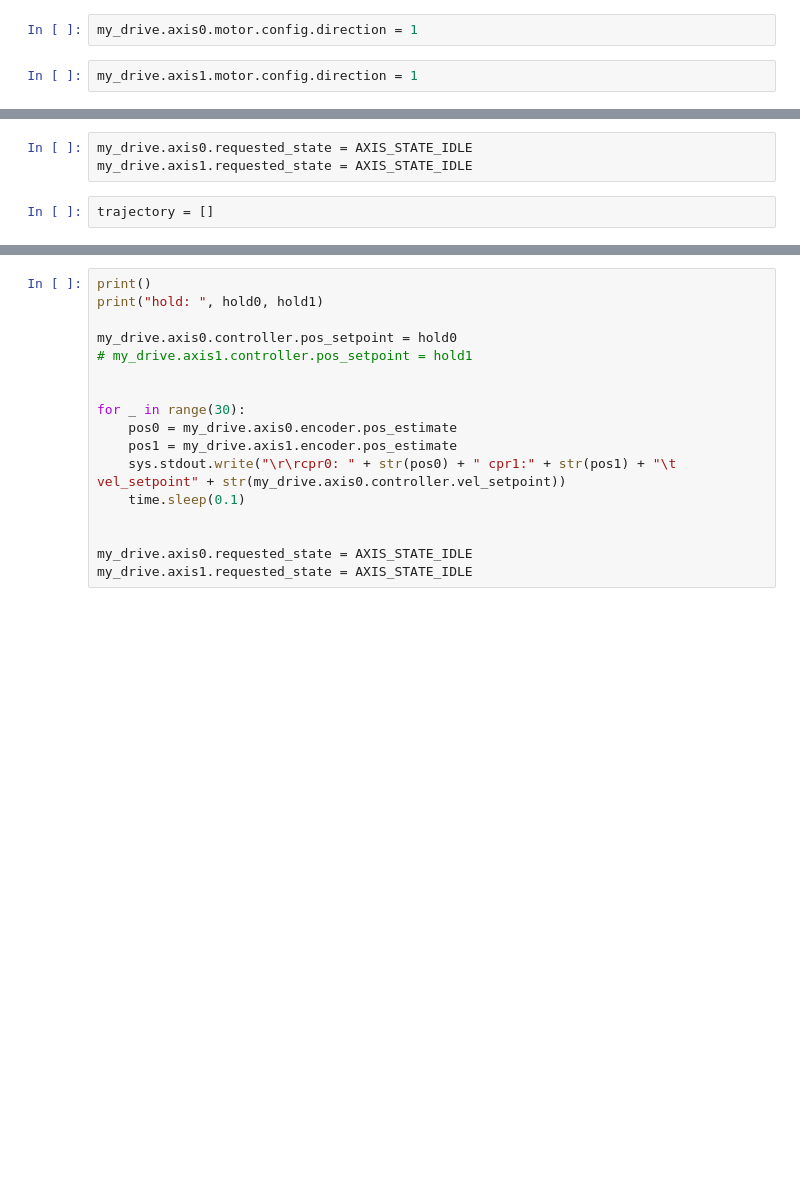
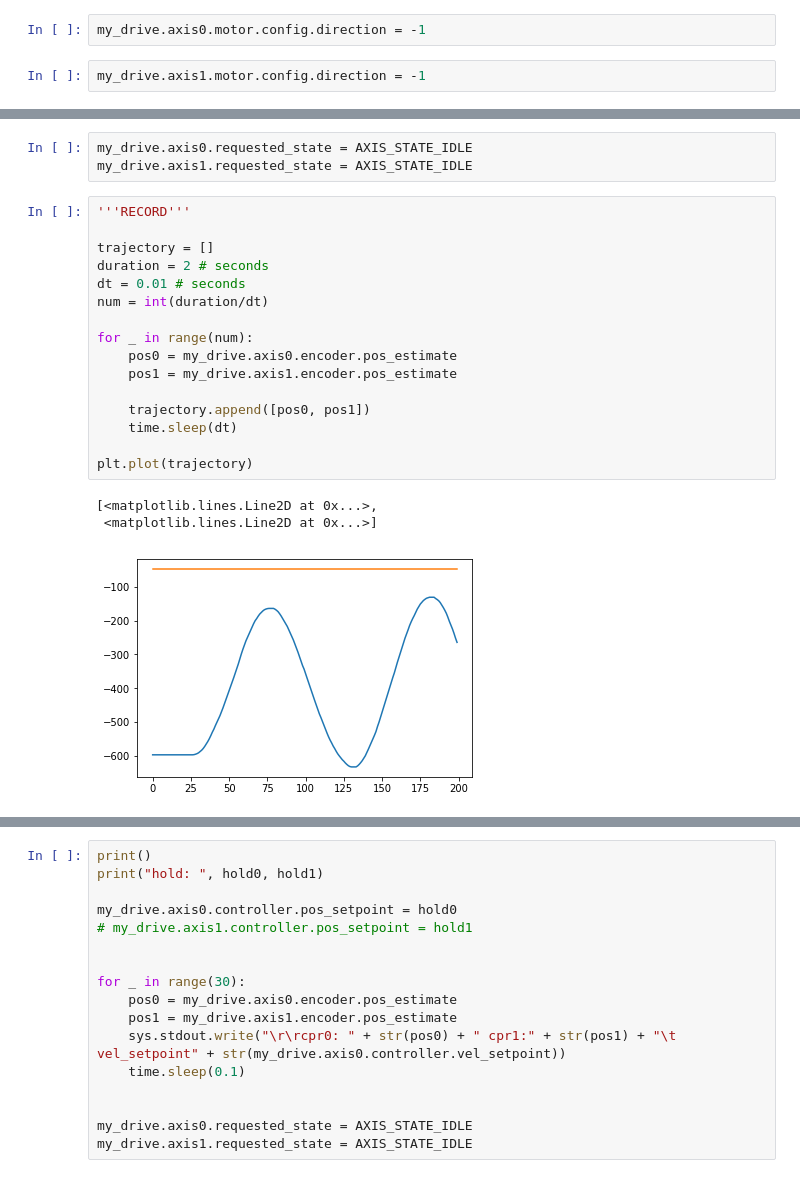
Before and after one commit to Jonathan23Ananda/ODrive, a Jupyter notebook: lab/03_haptic_arm_tests.ipynb, the cells around one changed output, grey strips where cells are left out. Drawn from its saved outputs; the diff is of its cells as text; blank space fills up the shorter version.

```diff
--- a/lab/03_haptic_arm_tests.ipynb
+++ b/lab/03_haptic_arm_tests.ipynb
@@ -40,9 +40,9 @@ my_drive.axis0.requested_state = AXIS_STATE_ENCODER_INDEX_SEARCH
 my_drive.axis1.encoder.config.idx_search_speed = -5
 my_drive.axis1.requested_state = AXIS_STATE_ENCODER_INDEX_SEARCH
 # %%
-my_drive.axis0.motor.config.direction = 1
+my_drive.axis0.motor.config.direction = -1
 # %%
-my_drive.axis1.motor.config.direction = 1
+my_drive.axis1.motor.config.direction = -1
 # %%
 my_drive.axis0.motor.config
 # %% [output]
@@ -99,5 +99,23 @@ my_drive.axis0.encoder.pos_estimate, my_drive.axis1.encoder.pos_estimate
 # %%
 my_drive.axis0.requested_state = AXIS_STATE_IDLE
 my_drive.axis1.requested_state = AXIS_STATE_IDLE
-# %%
-trajectory = []
+# %%
+'''RECORD'''
+
+trajectory = []
+duration = 2 # seconds
+dt = 0.01 # seconds
+num = int(duration/dt)
+
+for _ in range(num):
+    pos0 = my_drive.axis0.encoder.pos_estimate
+    pos1 = my_drive.axis1.encoder.pos_estimate
+
+    trajectory.append([pos0, pos1])
+    time.sleep(dt)
+
+plt.plot(trajectory)
+# %% [output]
+[<matplotlib.lines.Line2D at 0x...>,
+ <matplotlib.lines.Line2D at 0x...>]
+[figure, added]
```
Also changed, not shown: parts of 8 cells of this notebook, 1 other file.
